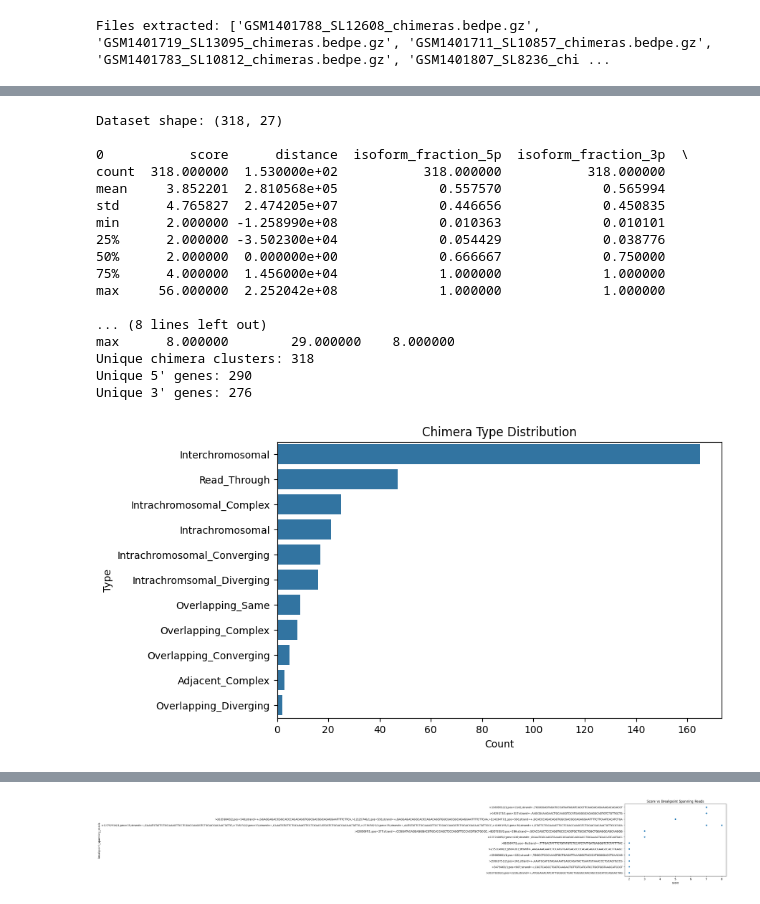
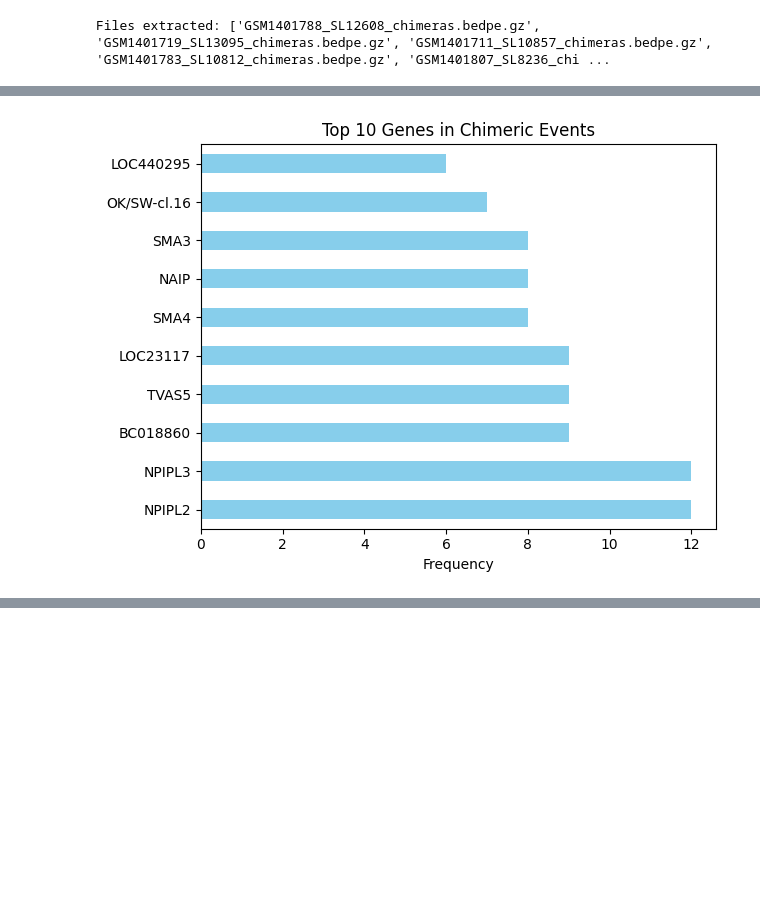
Before and after one commit to clarissawoo/breast-cancer-transcriptomics, a Jupyter notebook: Breast_Cancer_Transcriptomics_GSE58135.ipynb, the cells around one changed output, grey strips where cells are left out. Saved outputs shown, nothing was run; the diff lists cells and outputs as text; code cells hidden in the pictures; blank space fills up the shorter version.

Commit message:
cleaned data

```diff
--- a/Breast_Cancer_Transcriptomics_GSE58135.ipynb
+++ b/Breast_Cancer_Transcriptomics_GSE58135.ipynb
@@ -61,6 +63,11 @@ freq                                                    2            1
 # %%
-df.columns = df.iloc[0]    # assign first row as header
-df = df[1:]               # remove the first row from data
-df = df.reset_index(drop=True)  # reset index
-print(df.columns.tolist())  # now columns should show correct names
+# ---- Chimera Type Distribution ----
+plt.figure(figsize=(8,5))
+sns.countplot(y='type', data=df, order=df['type'].value_counts().index, palette='coolwarm')
+plt.title('Distribution of Chimera Types')
+plt.xlabel('Count')
+plt.ylabel('Type')
+plt.grid(True)
+plt.tight_layout()
+plt.show()
 # %% [output]
@@ -68,58 +78,11 @@ print(df.columns.tolist())  # now columns should show correct names
 # %%
-import matplotlib.pyplot as plt
-import seaborn as sns
-
-# Basic info
-print(f"Dataset shape: {df.shape}\n")
-print(df.describe())
-
-# Number of unique chimeras and genes
-num_chimeras = df['chimera_cluster_id'].nunique()
-unique_genes_5p = pd.Series(','.join(df['genes5p'].dropna()).split(',')).nunique()
-unique_genes_3p = pd.Series(','.join(df['genes3p'].dropna()).split(',')).nunique()
-print(f"Unique chimera clusters: {num_chimeras}")
-print(f"Unique 5' genes: {unique_genes_5p}")
-print(f"Unique 3' genes: {unique_genes_3p}")
-
-# Chimera type distribution
-plt.figure(figsize=(8,5))
-sns.countplot(y='type', data=df, order=df['type'].value_counts().index)
-plt.title('Chimera Type Distribution')
-plt.xlabel('Count')
-plt.ylabel('Type')
+# ---- Top Genes in Chimeras ----
+genes = df['genes5p'].dropna().tolist() + df['genes3p'].dropna().tolist()
+gene_counts = Counter(g for line in genes for g in line.split(','))
+top_genes = pd.Series(gene_counts).nlargest(10)
+top_genes.plot(kind='barh', title='Top 10 Genes in Chimeric Events', color='skyblue')
+plt.xlabel('Frequency')
+plt.tight_layout()
 plt.show()
-
-# Top 10 genes involved (combine 5p and 3p genes)
-genes_5p = pd.Series(','.join(df['genes5p'].dropna()).split(','))
-genes_3p = pd.Series(','.join(df['genes3p'].dropna()).split(','))
-all_genes = pd.concat([genes_5p, genes_3p])
-top_genes = all_genes.value_counts().head(10)
-print("Top 10 genes involved in chimeras:\n", top_genes)
-
-# Correlation between score and breakpoint spanning reads
-plt.figure(figsize=(7,5))
-sns.scatterplot(x='score', y='breakpoint_spanning_reads', data=df)
-plt.title('Score vs Breakpoint Spanning Reads')
-plt.show()
-
-# Fragment statistics summary
-print(df[['total_frags', 'spanning_frags', 'unique_alignment_positions']].describe())
 # %% [output]
-Dataset shape: (318, 27)
-
-0           score      distance  isoform_fraction_5p  isoform_fraction_3p  \
-count  318.000000  1.530000e+02           318.000000           318.000000
-mean     3.852201  2.810568e+05             0.557570             0.565994
-std      4.765827  2.474205e+07             0.446656             0.450835
-min      2.000000 -1.258990e+08             0.010363             0.010101
-25%      2.000000 -3.502300e+04             0.054429             0.038776
-50%      2.000000  0.000000e+00             0.666667             0.750000
-75%      4.000000  1.456000e+04             1.000000             1.000000
-max     56.000000  2.252042e+08             1.000000             1.000000
-
-... (8 lines left out)
-max      8.000000        29.000000    8.000000
-Unique chimera clusters: 318
-Unique 5' genes: 290
-Unique 3' genes: 276
-[figure, old version]
+[figure, new version]
@@ -138 +88,0 @@ Name: count, dtype: int64
-[figure, removed]
```
Also changed, not shown: parts of 20 cells of this notebook.
